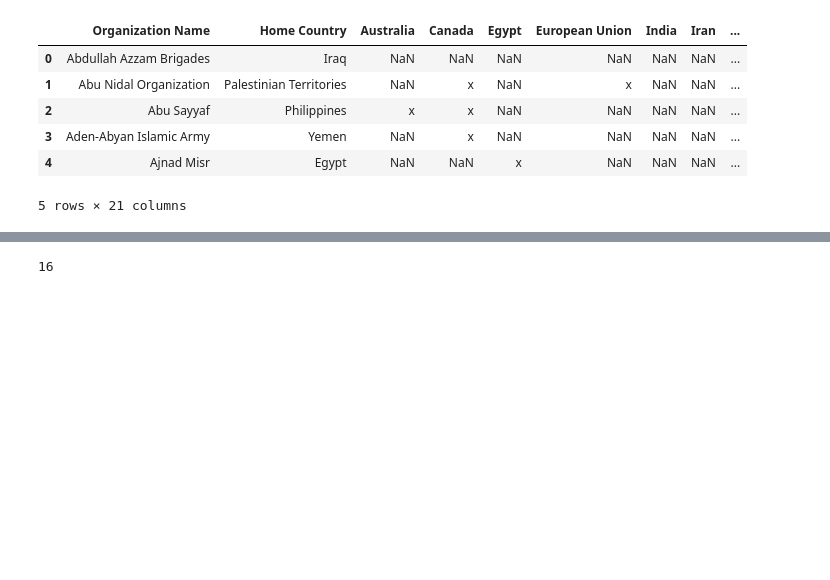
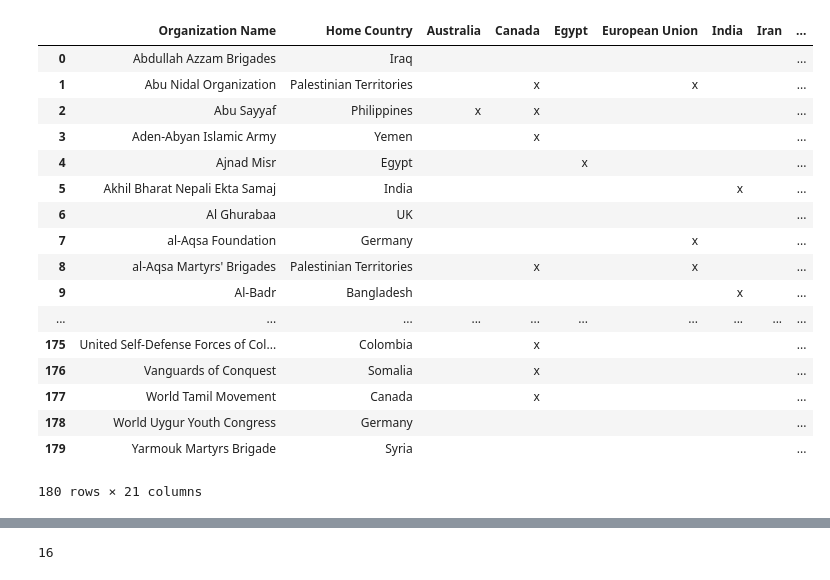
Before and after one commit to altheasmith/ds-homework, a Jupyter notebook: final-project/FinalProject.ipynb, the cells around one changed output, grey strips where cells are left out. Cells and saved outputs as stored; diff of their text form; code cells hidden in the pictures; blank space fills up the shorter version.

```diff
--- a/final-project/FinalProject.ipynb
+++ b/final-project/FinalProject.ipynb
@@ -2,16 +2,29 @@
 import pandas as pd
 # %%
 groups = pd.read_excel('Groups.xlsx', sheetname='World')
+# %%
+groups = groups.fillna('')
 # %%
-groups.head()
+groups
 # %% [output]
 |  | Organization Name | Home Country | Australia | Canada | Egypt | European Union | India | Iran | ... |
-| 0 | Abdullah Azzam Brigades | Iraq | NaN | NaN | NaN | NaN | NaN | NaN | ... |
-| 1 | Abu Nidal Organization | Palestinian Territories | NaN | x | NaN | x | NaN | NaN | ... |
-| 2 | Abu Sayyaf | Philippines | x | x | NaN | NaN | NaN | NaN | ... |
-| 3 | Aden-Abyan Islamic Army | Yemen | NaN | x | NaN | NaN | NaN | NaN | ... |
-| 4 | Ajnad Misr | Egypt | NaN | NaN | x | NaN | NaN | NaN | ... |
+| 0 | Abdullah Azzam Brigades | Iraq |  |  |  |  |  |  | ... |
+| 1 | Abu Nidal Organization | Palestinian Territories |  | x |  | x |  |  | ... |
+| 2 | Abu Sayyaf | Philippines | x | x |  |  |  |  | ... |
+| 3 | Aden-Abyan Islamic Army | Yemen |  | x |  |  |  |  | ... |
+| 4 | Ajnad Misr | Egypt |  |  | x |  |  |  | ... |
+| 5 | Akhil Bharat Nepali Ekta Samaj | India |  |  |  |  | x |  | ... |
+| 6 | Al Ghurabaa | UK |  |  |  |  |  |  | ... |
+| 7 | al-Aqsa Foundation | Germany |  |  |  | x |  |  | ... |
+| 8 | al-Aqsa Martyrs' Brigades | Palestinian Territories |  | x |  | x |  |  | ... |
+| 9 | Al-Badr | Bangladesh |  |  |  |  | x |  | ... |
+| ... | ... | ... | ... | ... | ... | ... | ... | ... | ... |
+| 175 | United Self-Defense Forces of Col... | Colombia |  | x |  |  |  |  | ... |
+| 176 | Vanguards of Conquest | Somalia |  | x |  |  |  |  | ... |
+| 177 | World Tamil Movement | Canada |  | x |  |  |  |  | ... |
+| 178 | World Uygur Youth Congress | Germany |  |  |  |  |  |  | ... |
+| 179 | Yarmouk Martyrs Brigade | Syria |  |  |  |  |  |  | ... |
-5 rows × 21 columns
+180 rows × 21 columns
 # %%
 df = pd.read_excel('Groups.xlsx', sheetname='Pew Global')
 # %%
```
Also changed, not shown: parts of 11 cells of this notebook.
